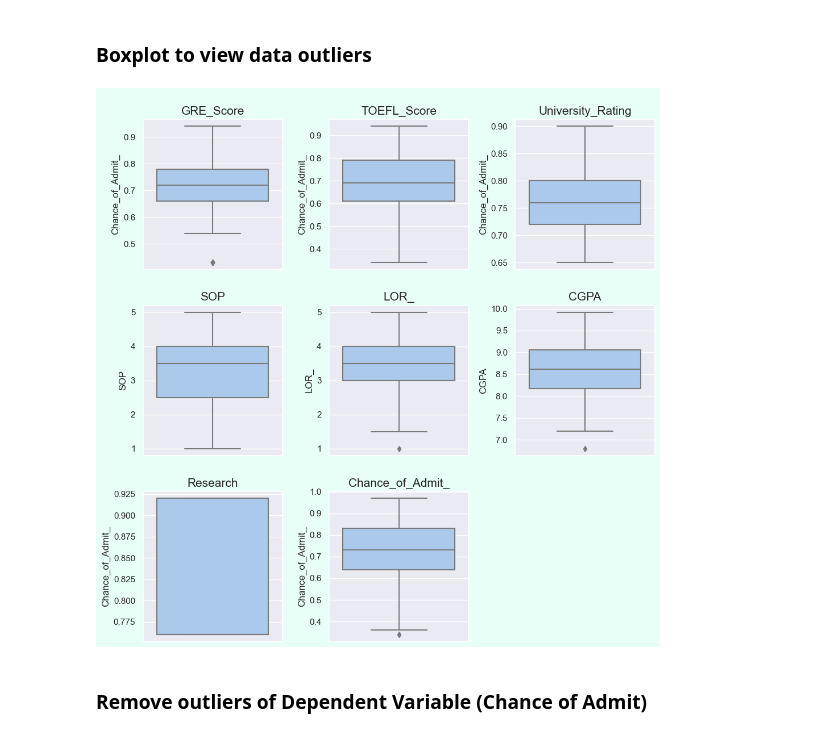
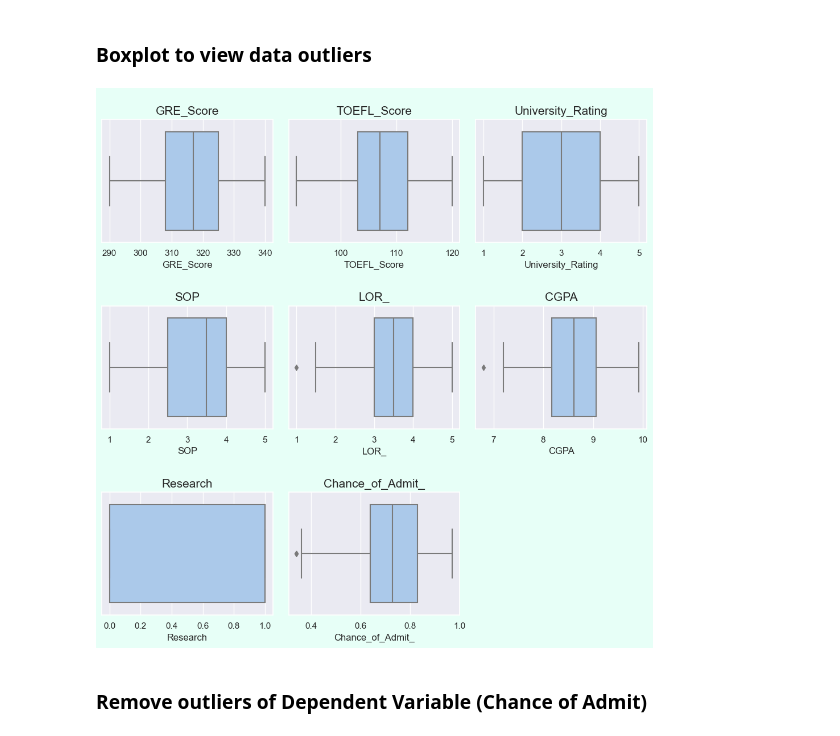
Before and after one commit to LCM-org/group6_advPython, a Jupyter notebook: multiple lr - admissions 20230215.ipynb, the cells around one changed output. Drawn from its saved outputs; the diff is of its cells as text; code cells hidden in the pictures.

Commit message:
Correct boxplot

```diff
--- a/multiple lr - admissions 20230215.ipynb
+++ b/multiple lr - admissions 20230215.ipynb
@@ -187,7 +187,7 @@ for eachCol in model_data_2:
     x = model_data_2[eachCol]
     ax = plt.subplot(3, 3, plotnumber)
     sns.histplot(x = x, data = y, ax = ax, bins = bins_num, kde=True)
-    plt.title(f"\n{model_data_2[eachCol].name}", fontsize = subplot_fontsize)
+    plt.title(f"\n{eachCol}", fontsize = subplot_fontsize)
     plotnumber += 1
 plt.tight_layout()
 plt.show()
@@ -199,18 +199,18 @@ plt.show()
 # %%
 # Show the boxplot of each variable
 plt.figure(figsize = (10, 10))
 plotnumber = 1
 
 for eachCol in model_data_2:
     x = model_data_2[eachCol]
     ax = plt.subplot(3, 3, plotnumber)
-    sns.boxplot(y = x, data = y, ax = ax)
-    plt.title(f"\n{model_data_2[eachCol].name}", fontsize = subplot_fontsize)
+    sns.boxplot(x = x, ax = ax)
+    plt.title(f"\n{eachCol}", fontsize = subplot_fontsize)
     plotnumber += 1
 plt.tight_layout()
 plt.show()
 # %% [output]
-[figure, old version]
+[figure, new version]
 # %% [markdown]
 ### Remove outliers of Dependent Variable (Chance of Admit)
 # %%
```
Also changed, not shown: parts of 3 cells of this notebook.
